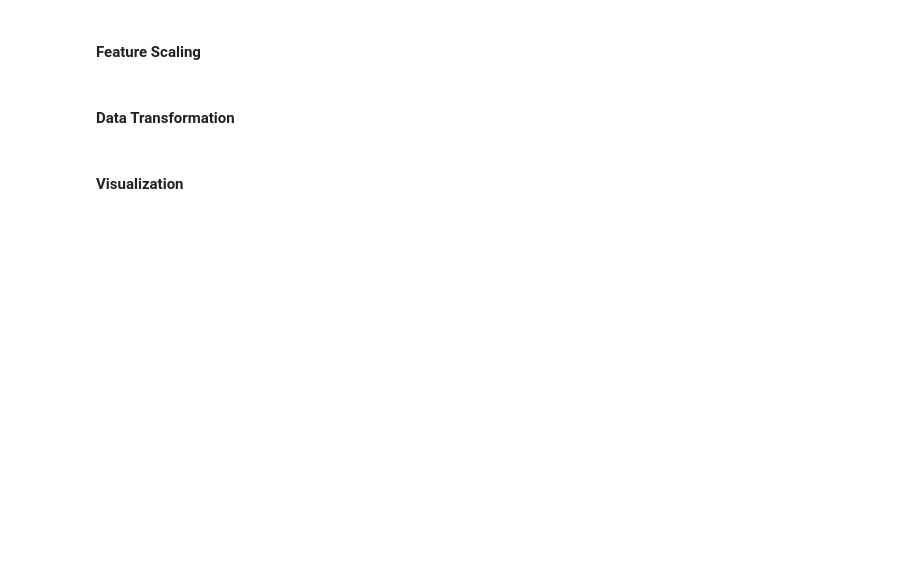
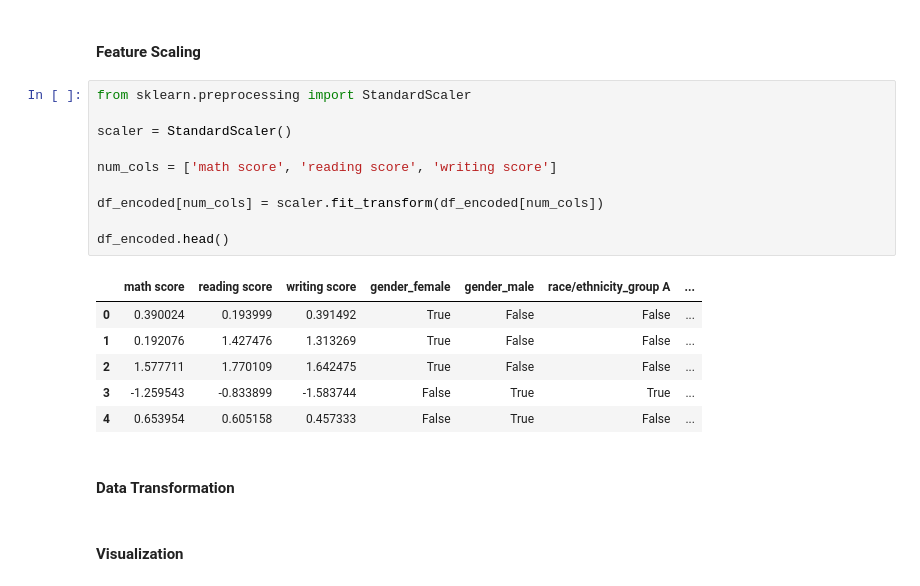
Before and after one commit to JindalChaitanya/CDAC-PGCP-AI, a Jupyter notebook: Data Analysis/Assignment 4/Assignment_4.ipynb, the cells around one changed output. Saved outputs shown, nothing was run; the diff lists cells and outputs as text; blank space fills up the shorter version.

```diff
--- a/Data Analysis/Assignment 4/Assignment_4.ipynb
+++ b/Data Analysis/Assignment 4/Assignment_4.ipynb
@@ -189,5 +192,22 @@ Name: count, dtype: int64
 # %% [markdown]
 #### Feature Scaling
+# %%
+from sklearn.preprocessing import StandardScaler
+
+scaler = StandardScaler()
+
+num_cols = ['math score', 'reading score', 'writing score']
+
+df_encoded[num_cols] = scaler.fit_transform(df_encoded[num_cols])
+
+df_encoded.head()
+# %% [output]
+|  | math score | reading score | writing score | gender_female | gender_male | race/ethnicity_group A | ... |
+| 0 | 0.390024 | 0.193999 | 0.391492 | True | False | False | ... |
+| 1 | 0.192076 | 1.427476 | 1.313269 | True | False | False | ... |
+| 2 | 1.577711 | 1.770109 | 1.642475 | True | False | False | ... |
+| 3 | -1.259543 | -0.833899 | -1.583744 | False | True | True | ... |
+| 4 | 0.653954 | 0.605158 | 0.457333 | False | True | False | ... |
 # %% [markdown]
 #### Data Transformation
 # %% [markdown]
```
Also changed, not shown: parts of 6 cells of this notebook.
